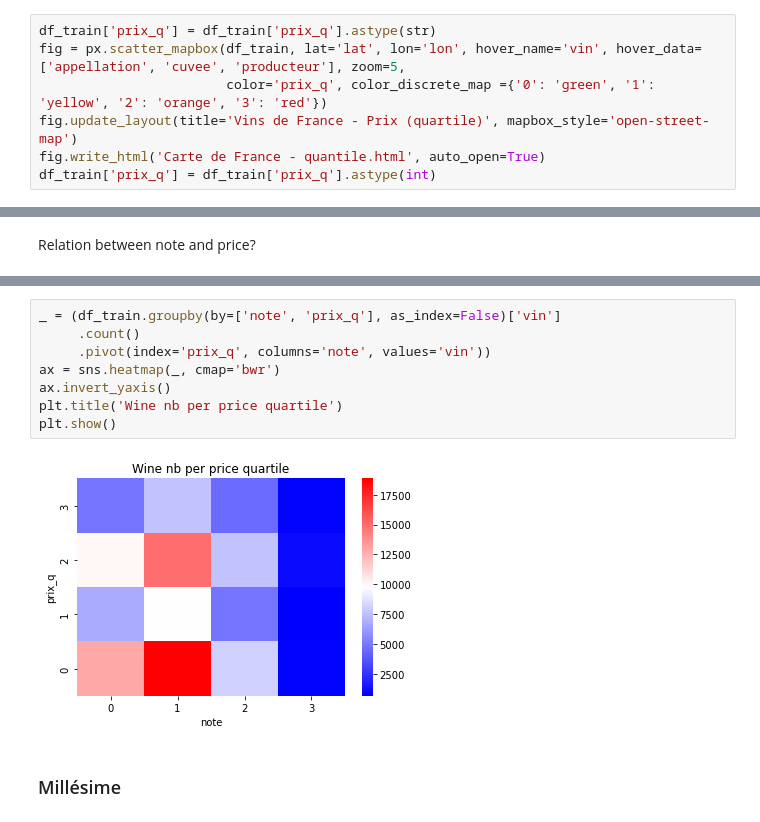
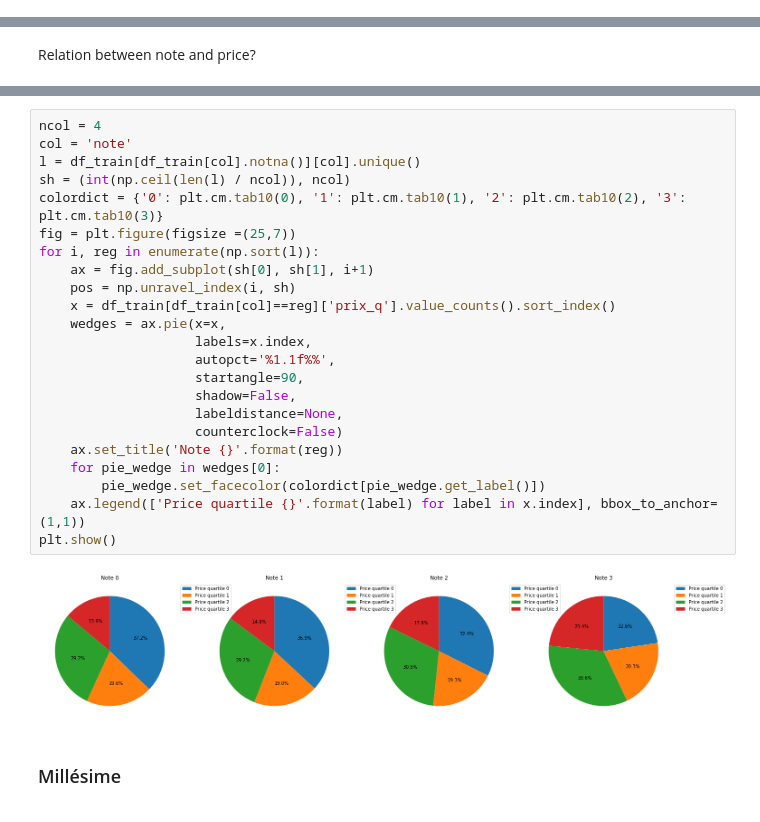
Before and after one commit to guillaumebrl/In-Vino-Veritas, a Jupyter notebook: Starting_kit_2.ipynb, the cells around one changed output, grey strips where cells are left out. Cells and saved outputs as stored; diff of their text form.

```diff
--- a/Starting_kit_2.ipynb
+++ b/Starting_kit_2.ipynb
@@ -161,10 +149,3 @@ plt.show()
 ### Location.
 # %% [markdown]
 A geographical distribution of the prices.
-# %%
-df_train['prix_q'] = df_train['prix_q'].astype(str)
-fig = px.scatter_mapbox(df_train, lat='lat', lon='lon', hover_name='vin', hover_data=['appellation', 'cuvee', 'producteur'], zoom=5,
-                        color='prix_q', color_discrete_map ={'0': 'green', '1': 'yellow', '2': 'orange', '3': 'red'})
-fig.update_layout(title='Vins de France - Prix (quartile)', mapbox_style='open-street-map')
-fig.write_html('Carte de France - quantile.html', auto_open=True)
-df_train['prix_q'] = df_train['prix_q'].astype(int)
@@ -197,13 +166,28 @@ plt.show()
-# %%
-_ = (df_train.groupby(by=['note', 'prix_q'], as_index=False)['vin']
-     .count()
-     .pivot(index='prix_q', columns='note', values='vin'))
-ax = sns.heatmap(_, cmap='bwr')
-ax.invert_yaxis()
-plt.title('Wine nb per price quartile')
-plt.show()
-# %% [output]
-[figure, removed]
+# %%
+ncol = 4
+col = 'note'
+l = df_train[df_train[col].notna()][col].unique()
+sh = (int(np.ceil(len(l) / ncol)), ncol)
+colordict = {'0': plt.cm.tab10(0), '1': plt.cm.tab10(1), '2': plt.cm.tab10(2), '3': plt.cm.tab10(3)}
+fig = plt.figure(figsize =(25,7))
+for i, reg in enumerate(np.sort(l)):
+    ax = fig.add_subplot(sh[0], sh[1], i+1)
+    pos = np.unravel_index(i, sh)
+    x = df_train[df_train[col]==reg]['prix_q'].value_counts().sort_index()
+    wedges = ax.pie(x=x,
+                    labels=x.index,
+                    autopct='%1.1f%%',
+                    startangle=90,
+                    shadow=False,
+                    labeldistance=None,
+                    counterclock=False)
+    ax.set_title('Note {}'.format(reg))
+    for pie_wedge in wedges[0]:
+        pie_wedge.set_facecolor(colordict[pie_wedge.get_label()])
+    ax.legend(['Price quartile {}'.format(label) for label in x.index], bbox_to_anchor=(1,1))
+plt.show()
+# %% [output]
+[figure, added]
 # %% [markdown]
 ### Millésime
 # %% [markdown]
```
Also changed, not shown: parts of 32 cells of this notebook, 4 other files.
